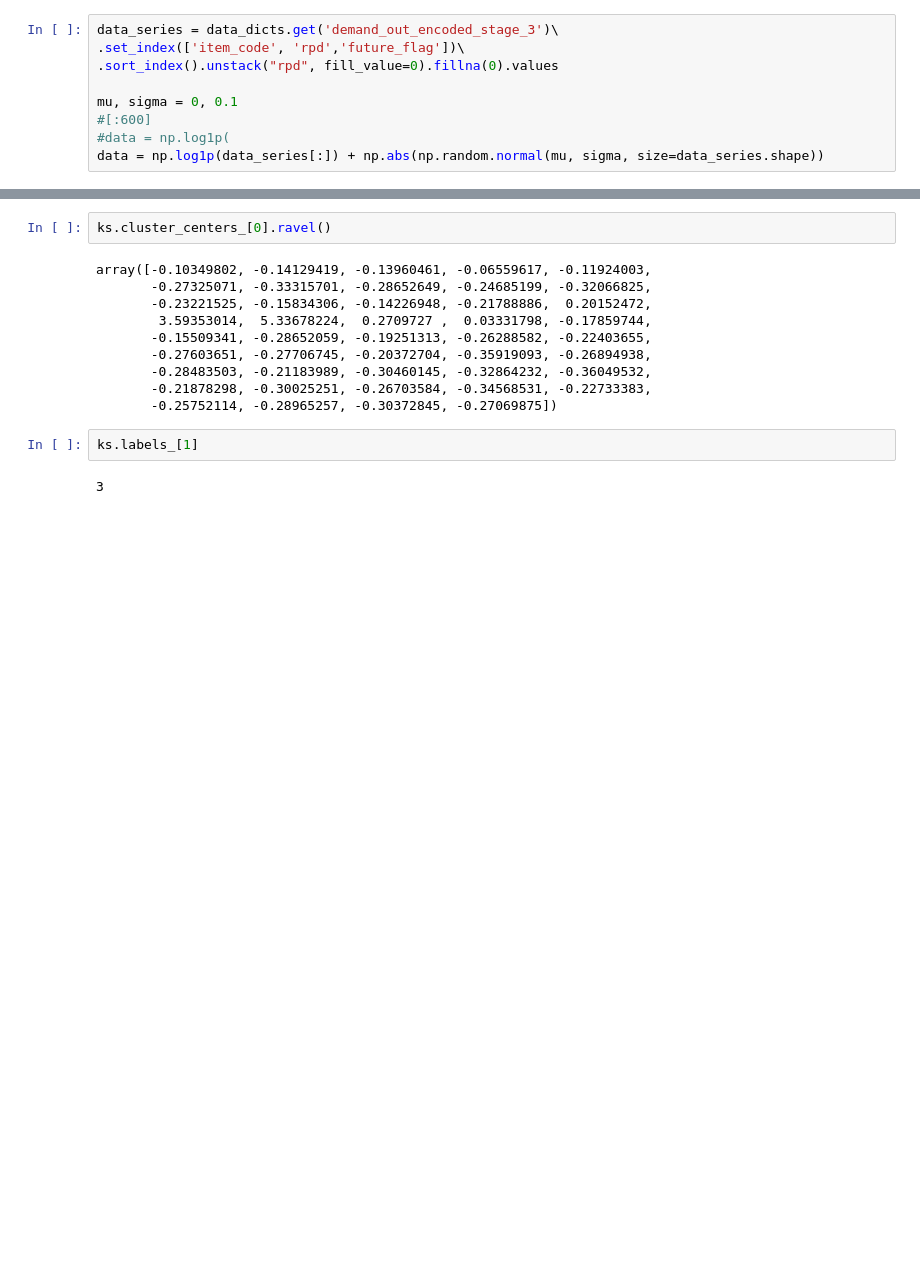
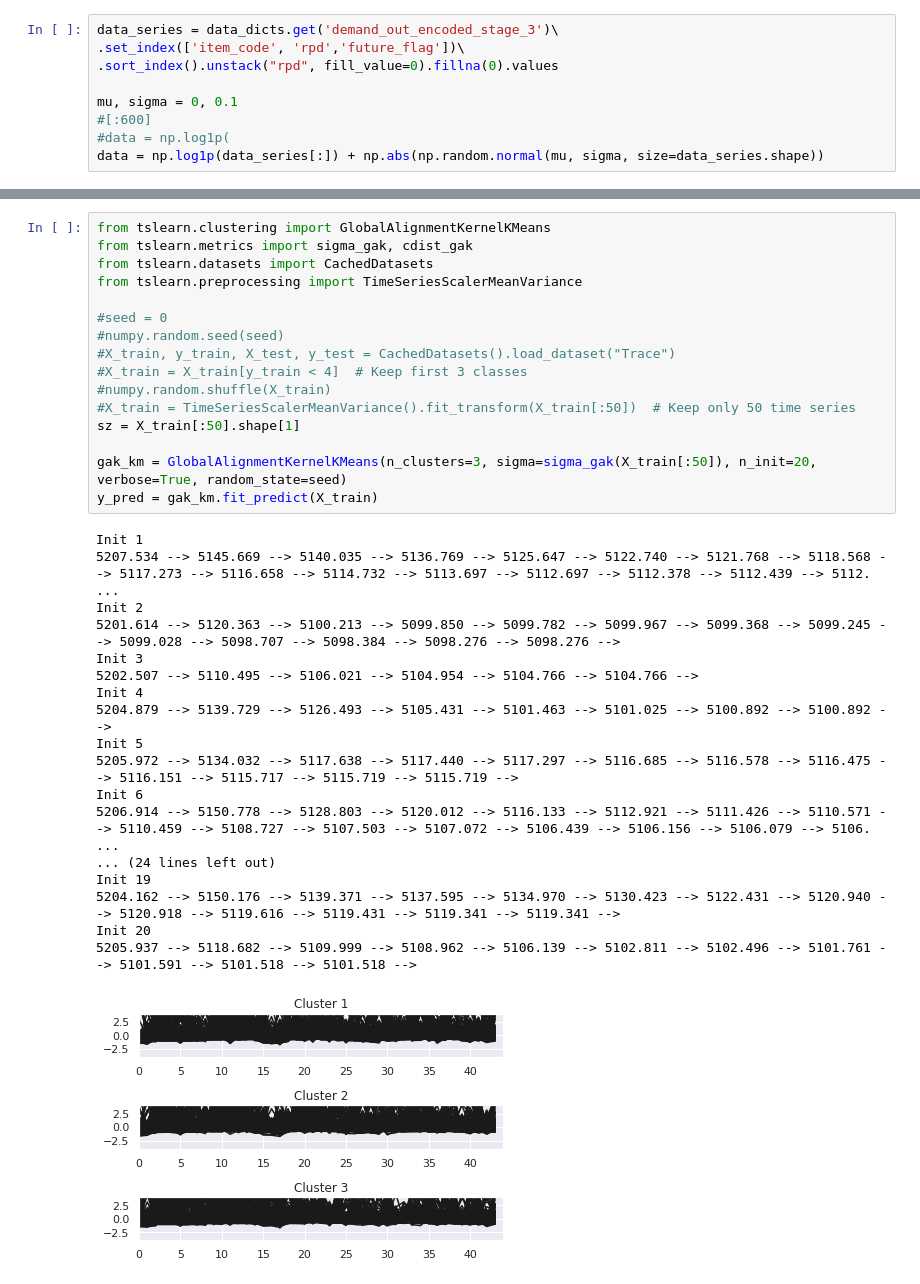
Before and after one commit to rodrigorivera/nr_clustering, a Jupyter notebook: notebooks/clustering_methods.ipynb, the cells around one changed output, grey strips where cells are left out. Drawn from its saved outputs; the diff is of its cells as text; blank space fills up the shorter version.

```diff
--- a/notebooks/clustering_methods.ipynb
+++ b/notebooks/clustering_methods.ipynb
@@ -149,16 +156,35 @@ plot_data(ks, X_train, y_pred, sz, 10)
-# %%
-ks.cluster_centers_[0].ravel()
-# %% [output]
-array([-0.10349802, -0.14129419, -0.13960461, -0.06559617, -0.11924003,
-       -0.27325071, -0.33315701, -0.28652649, -0.24685199, -0.32066825,
-       -0.23221525, -0.15834306, -0.14226948, -0.21788886,  0.20152472,
-        3.59353014,  5.33678224,  0.2709727 ,  0.03331798, -0.17859744,
-       -0.15509341, -0.28652059, -0.19251313, -0.26288582, -0.22403655,
-       -0.27603651, -0.27706745, -0.20372704, -0.35919093, -0.26894938,
-       -0.28483503, -0.21183989, -0.30460145, -0.32864232, -0.36049532,
-       -0.21878298, -0.30025251, -0.26703584, -0.34568531, -0.22733383,
-       -0.25752114, -0.28965257, -0.30372845, -0.27069875])
-# %%
-ks.labels_[1]
-# %% [output]
-3
+# %%
+from tslearn.clustering import GlobalAlignmentKernelKMeans
+from tslearn.metrics import sigma_gak, cdist_gak
+from tslearn.datasets import CachedDatasets
+from tslearn.preprocessing import TimeSeriesScalerMeanVariance
+
+#seed = 0
+#numpy.random.seed(seed)
+#X_train, y_train, X_test, y_test = CachedDatasets().load_dataset("Trace")
+#X_train = X_train[y_train < 4]  # Keep first 3 classes
+#numpy.random.shuffle(X_train)
+#X_train = TimeSeriesScalerMeanVariance().fit_transform(X_train[:50])  # Keep only 50 time series
+sz = X_train[:50].shape[1]
+
+gak_km = GlobalAlignmentKernelKMeans(n_clusters=3, sigma=sigma_gak(X_train[:50]), n_init=20, verbose=True, random_state=seed)
+y_pred = gak_km.fit_predict(X_train)
+# %% [output]
+Init 1
+5207.534 --> 5145.669 --> 5140.035 --> 5136.769 --> 5125.647 --> 5122.740 --> 5121.768 --> 5118.568 --> 5117.273 --> 5116.658 --> 5114.732 --> 5113.697 --> 5112.697 --> 5112.378 --> 5112.439 --> 5112. ...
+Init 2
+5201.614 --> 5120.363 --> 5100.213 --> 5099.850 --> 5099.782 --> 5099.967 --> 5099.368 --> 5099.245 --> 5099.028 --> 5098.707 --> 5098.384 --> 5098.276 --> 5098.276 -->
+Init 3
+5202.507 --> 5110.495 --> 5106.021 --> 5104.954 --> 5104.766 --> 5104.766 -->
+Init 4
+5204.879 --> 5139.729 --> 5126.493 --> 5105.431 --> 5101.463 --> 5101.025 --> 5100.892 --> 5100.892 -->
+Init 5
+5205.972 --> 5134.032 --> 5117.638 --> 5117.440 --> 5117.297 --> 5116.685 --> 5116.578 --> 5116.475 --> 5116.151 --> 5115.717 --> 5115.719 --> 5115.719 -->
+Init 6
+5206.914 --> 5150.778 --> 5128.803 --> 5120.012 --> 5116.133 --> 5112.921 --> 5111.426 --> 5110.571 --> 5110.459 --> 5108.727 --> 5107.503 --> 5107.072 --> 5106.439 --> 5106.156 --> 5106.079 --> 5106. ...
+... (24 lines left out)
+Init 19
+5204.162 --> 5150.176 --> 5139.371 --> 5137.595 --> 5134.970 --> 5130.423 --> 5122.431 --> 5120.940 --> 5120.918 --> 5119.616 --> 5119.431 --> 5119.341 --> 5119.341 -->
+Init 20
+5205.937 --> 5118.682 --> 5109.999 --> 5108.962 --> 5106.139 --> 5102.811 --> 5102.496 --> 5101.761 --> 5101.591 --> 5101.518 --> 5101.518 -->
+[figure, added]
```
Also changed, not shown: parts of 11 cells of this notebook.
